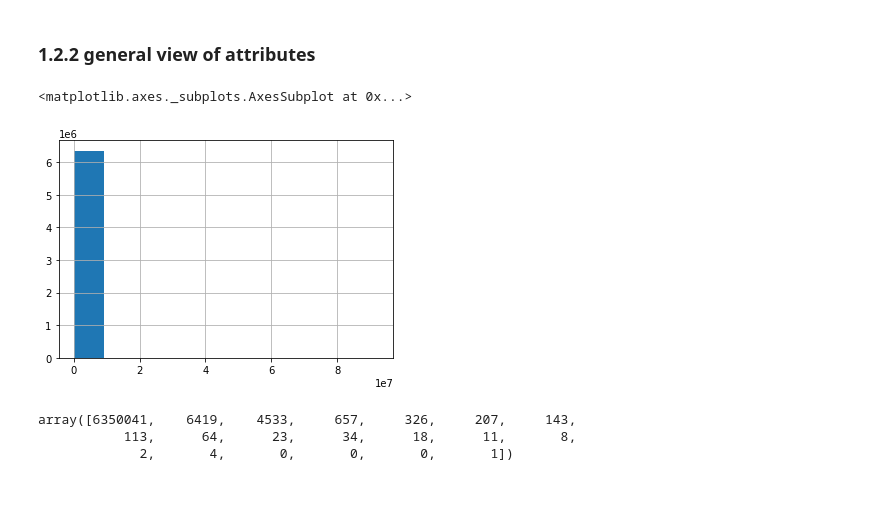
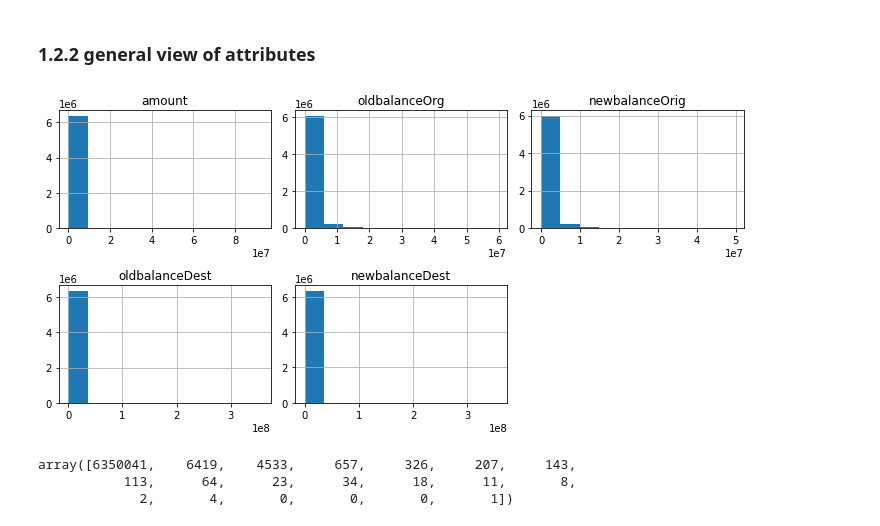
Before and after one commit to GustavoHBDuarte/fraud-detection, a Jupyter notebook: notebook_main.ipynb, the cells around one changed output. Saved outputs shown, nothing was run; the diff lists cells and outputs as text; code cells hidden in the pictures; blank space fills up the shorter version.

```diff
--- a/notebook_main.ipynb
+++ b/notebook_main.ipynb
@@ -184,12 +217,12 @@ pd.DataFrame(data=[num_attrib.apply(np.min),
 # %%
 # Numerical attribute view
 
-# Exploring 'amount'
+# Exploring continuous attributes
 
-num_attrib.loc[num_attrib['amount']>0, 'amount'].hist() # histogram
+num_attrib.select_dtypes('float64').hist(figsize=(10,5),layout=(2,3))
+plt.tight_layout();
 # %% [output]
-<matplotlib.axes._subplots.AxesSubplot at 0x...>
-[figure, old version]
+[figure, new version]
 # %%
 # Exploring 'amount' - Counts and bins
 
```
Also changed, not shown: parts of 31 cells of this notebook.
